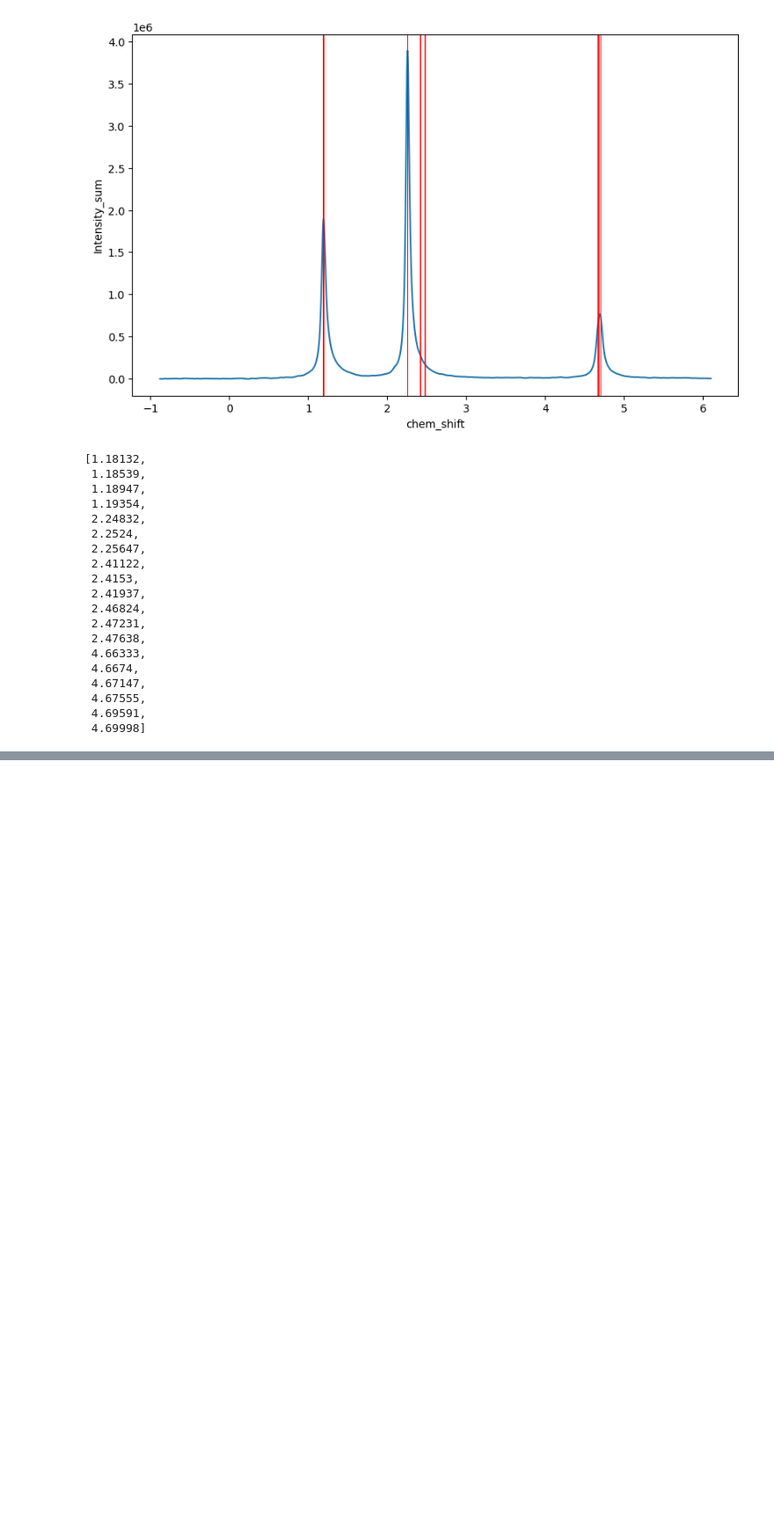
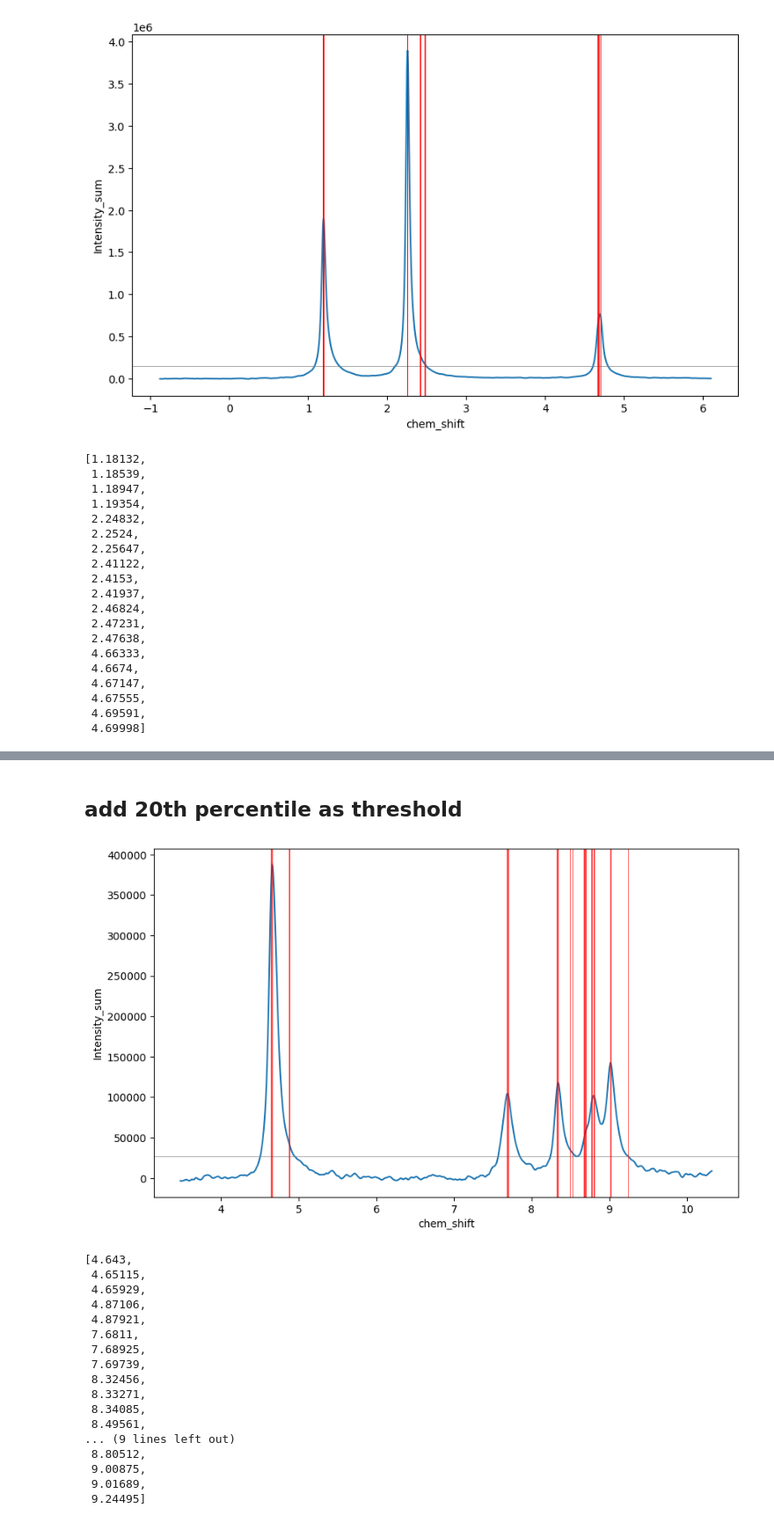
Before and after one commit to RATFIVE/MoinCC-AI4metabolomics, a Jupyter notebook: 02_Preprocessing/sumup_Peakfit.ipynb, the cells around one changed output, grey strips where cells are left out. Shown at 88% size. Saved outputs shown, nothing was run; the diff lists cells and outputs as text; code cells hidden in the pictures; blank space fills up the shorter version.

```diff
--- a/02_Preprocessing/sumup_Peakfit.ipynb
+++ b/02_Preprocessing/sumup_Peakfit.ipynb
@@ -245,3 +259,64 @@ peak('FA_20240108_2H_yeast_Nicotinamide-d4 _7.csv', 20000)
  9.30197,
  9.31011,
  9.31826]
+# %% [markdown]
+## add  20th percentile as threshold
+# %%
+def peak_threshold( filename):
+    # read specified file
+    data = pd.read_csv(f"../Data/{filename}")
+
+    #  sum of spectra
+    sum_spec = pd.DataFrame()
+    sum_spec['chem_shift'] = data.iloc[:, 0]
+    sum_spec['Intensity_sum']= data.iloc[:, 1:].sum(axis=1)
+
+    #set threshold
+    threshold = np.percentile(sum_spec['Intensity_sum'], 75)
+
+    #add derivatives to spectra
+    sum_spec['1st derivative'] = np.gradient(sum_spec['Intensity_sum'], sum_spec['chem_shift'])
+    sum_spec['2nd derivative'] = np.gradient(sum_spec['1st derivative'], sum_spec['chem_shift'])
+    sum_spec['3rd derivative'] = np.gradient(sum_spec['2nd derivative'], sum_spec['chem_shift'])
+    sum_spec['4th derivative'] = np.gradient(sum_spec['3rd derivative'], sum_spec['chem_shift'])
+
+    sum_spec['sign_change'] = sum_spec['3rd derivative'].diff().lt(0) != sum_spec['3rd derivative'].shift().lt(0)
+
+    # Filtere die Zeilen, in denen ein Vorzeichenwechsel festgestellt wurde
+    peak_pos = sum_spec[(sum_spec['sign_change'])           #problem !!!
+                                & (sum_spec['Intensity_sum'] > threshold)
+                                & (sum_spec['2nd derivative'] < 0)
+                                & (sum_spec['4th derivative'] > 0)]['chem_shift'].tolist()
+
+    # visualize
+    plt.figure(figsize=(10, 6))
+    sns.lineplot(sum_spec, x= 'chem_shift', y= 'Intensity_sum')
+    plt.axhline(threshold, color = 'grey', linewidth = 0.5)
+
+    for pos in peak_pos:
+        plt.axvline(pos, color='red', linewidth=0.5)#, linestyle='--')
+
+    plt.show()
+
+    return peak_pos
+# %%
+peak_threshold('FA_20240108_2H_yeast_Nicotinamide-d4 _7.csv')
+# %% [output]
+[figure, added]
+[4.643,
+ 4.65115,
+ 4.65929,
+ 4.87106,
+ 4.87921,
+ 7.6811,
+ 7.68925,
+ 7.69739,
+ 8.32456,
+ 8.33271,
+ 8.34085,
+ 8.49561,
+... (9 lines left out)
+ 8.80512,
+ 9.00875,
+ 9.01689,
+ 9.24495]
```
Also changed, not shown: parts of 11 cells of this notebook, 2 other files.
